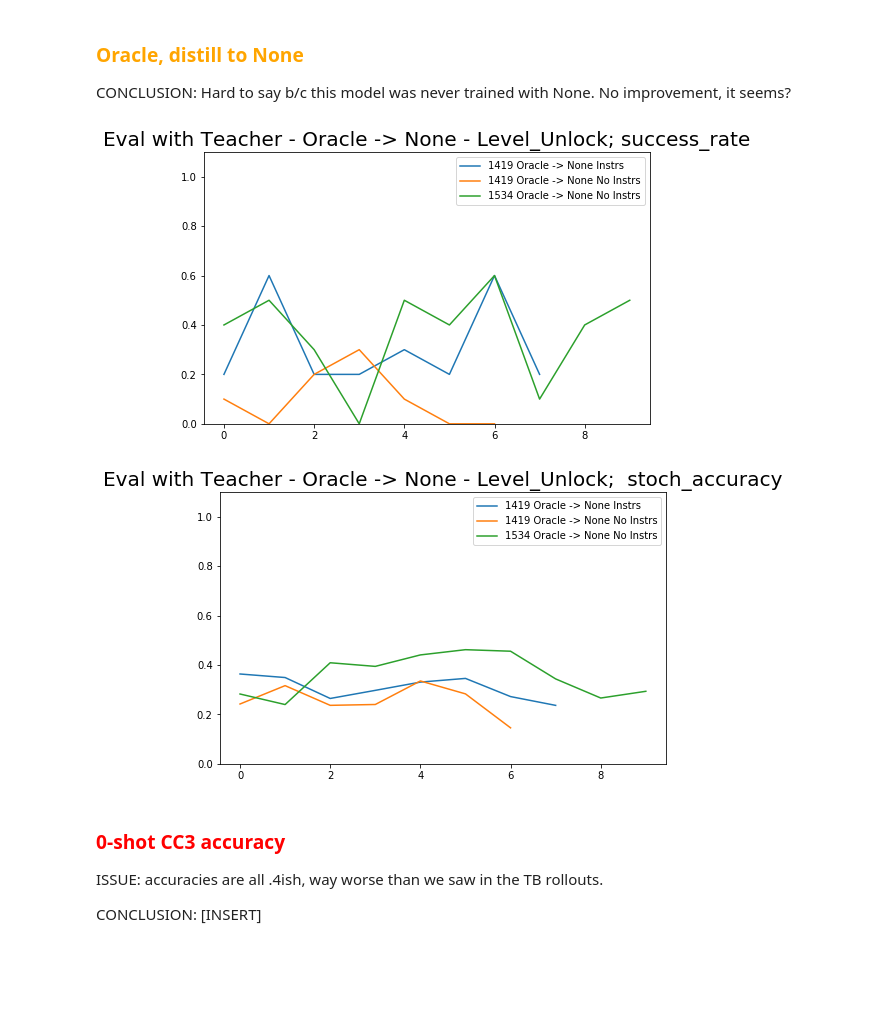
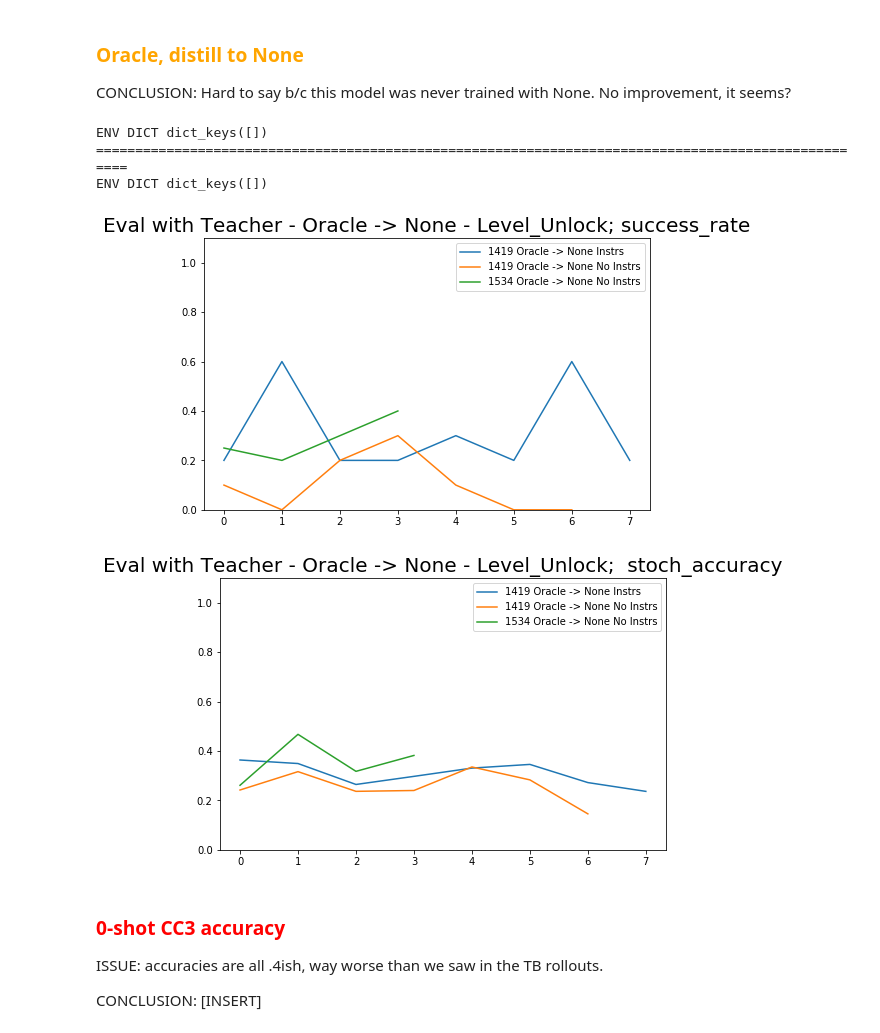
Before and after one commit to rll-research/teachable, a Jupyter notebook: Plots.ipynb, the cells around one changed output. Saved outputs shown, nothing was run; the diff lists cells and outputs as text; code cells hidden in the pictures; blank space fills up the shorter version.

```diff
--- a/Plots.ipynb
+++ b/Plots.ipynb
@@ -1331,27 +1308,27 @@ plot_finetune_generalization(runs, 'Eval with Teacher - PA3 -> None', ' stoch_ac
 CONCLUSION: Hard to say b/c this model was never trained with None. No improvement, it seems?
 # %%
 runs = [
-    (['T1544'], '1534 Oracle -> (PA, PA3) Instrs'),
-    (['T1546'], '1534 Oracle -> (PA, PA3) No Instrs'),
-    (['T1545'], '1535 PA -> PA3 Instrs'),
-    (['T1547'], '1535 PA -> PA3 No Instrs'),
+    (['T1550'], '1534 Oracle -> None No Instrs'),
 ]
 plot_final_generalization(runs, 'Eval with Teacher - None')
 print("=" * 100)
 plot_final_generalization(runs, 'Eval with Teacher - None', ' stoch_accuracy')
 
 
 
 runs = [
     (['T1530'], '1419 Oracle -> None Instrs'),
     (['T1531'], '1419 Oracle -> None No Instrs'),
     (['T1550'], '1534 Oracle -> None No Instrs'),
 ]
 plot_finetune_generalization(runs, 'Eval with Teacher - Oracle -> None')
 plot_finetune_generalization(runs, 'Eval with Teacher - Oracle -> None', ' stoch_accuracy')
 # %% [output]
+ENV DICT dict_keys([])
+====================================================================================================
+ENV DICT dict_keys([])
-[figure, old version]
+[figure, new version]
-[figure, old version]
+[figure, new version]
 # %% [markdown]
 ### <font color='red'> 0-shot CC3 accuracy </font>
 
```
Also changed, not shown: parts of 3 cells of this notebook.
